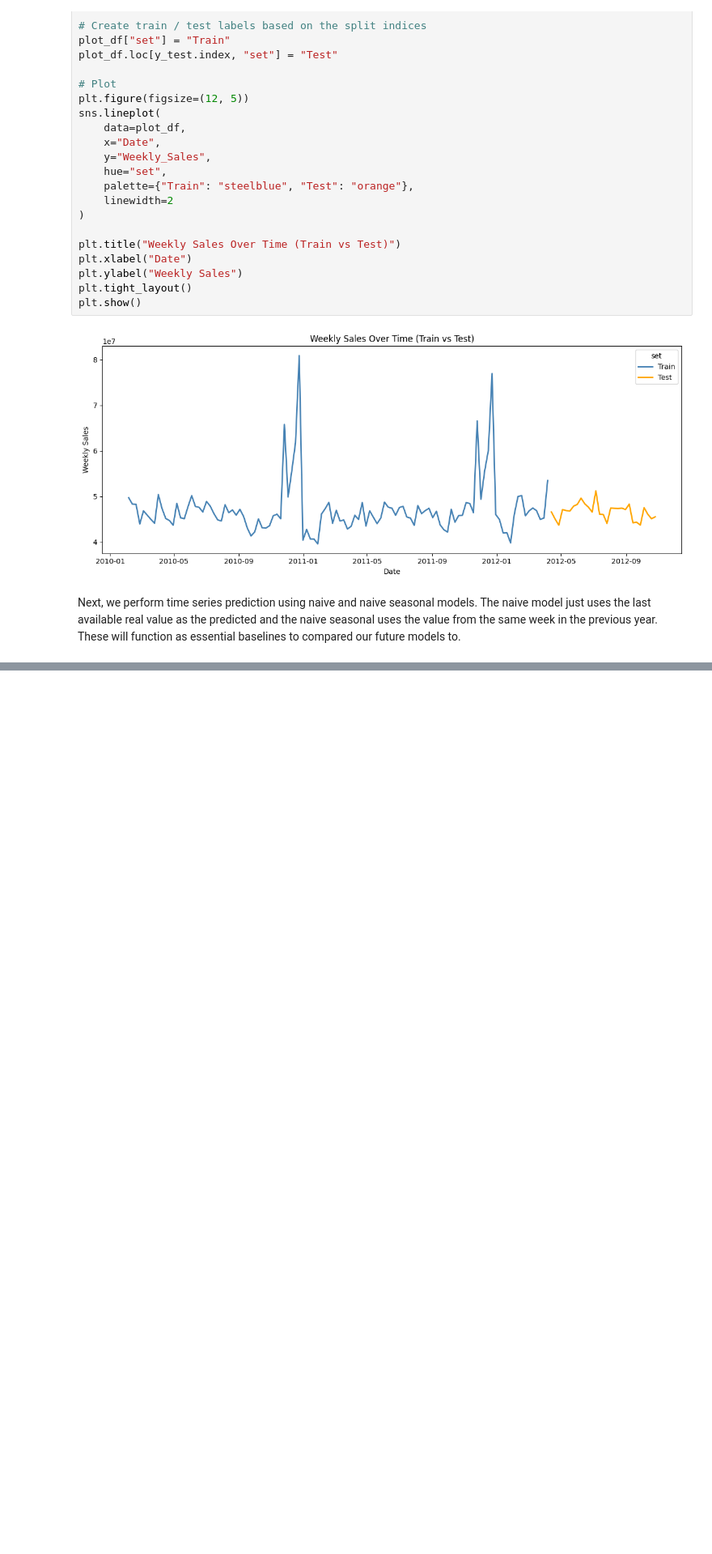
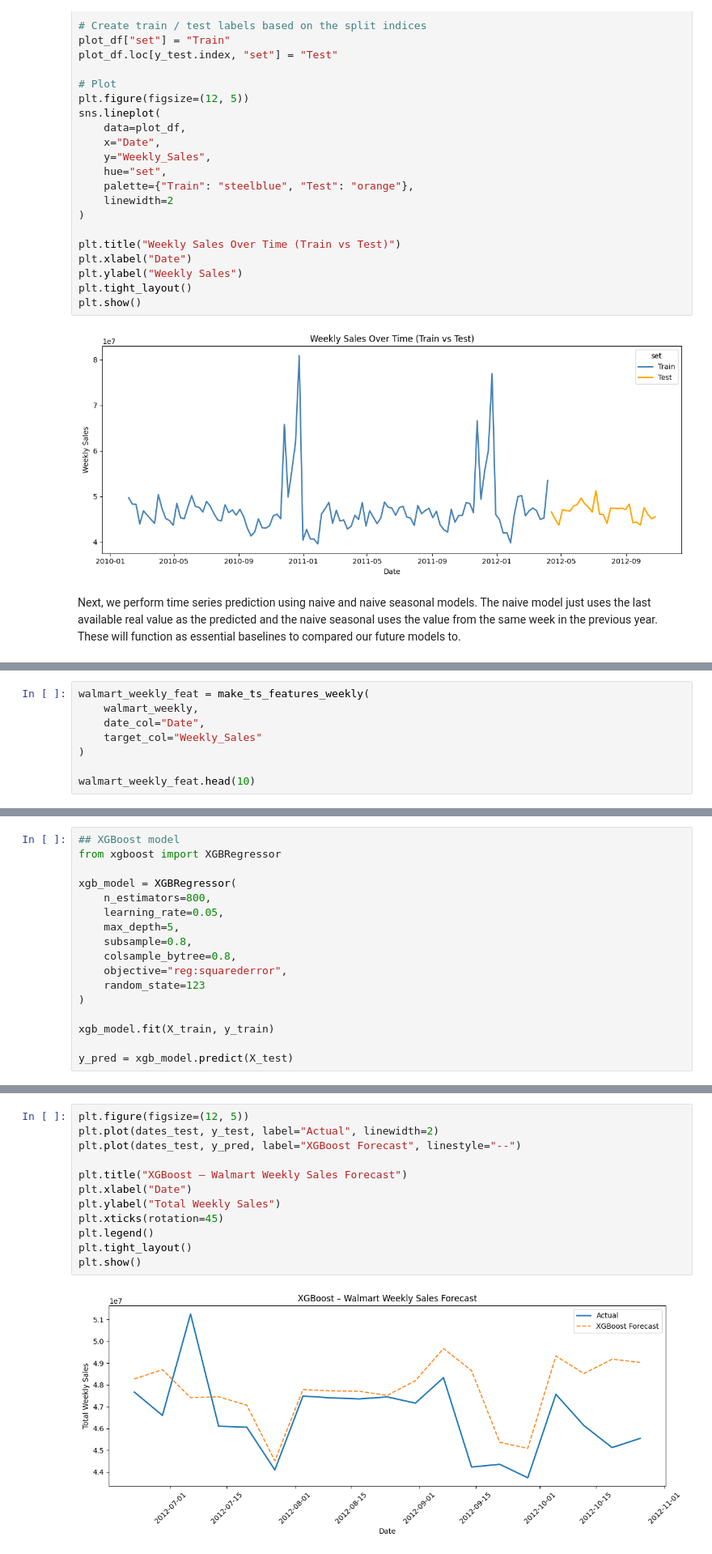
Before and after one commit to joshuawb/retail-sales-time-series, a Jupyter notebook: walmart-time-series.ipynb, the cells around one changed output, grey strips where cells are left out. Shown at 81% size. Drawn from its saved outputs; the diff is of its cells as text; blank space fills up the shorter version.

Commit message:
added xgboost

```diff
--- a/walmart-time-series.ipynb
+++ b/walmart-time-series.ipynb
@@ -622,0 +317,8 @@ ML (+covariates) 1.114449e+14 -33.962636
+# %%
+walmart_weekly_feat = make_ts_features_weekly(
+    walmart_weekly,
+    date_col="Date",
+    target_col="Weekly_Sales"
+)
+
+walmart_weekly_feat.head(10)
@@ -622,0 +373,17 @@ ML (+covariates) 1.114449e+14 -33.962636
+# %%
+## XGBoost model
+from xgboost import XGBRegressor
+
+xgb_model = XGBRegressor(
+    n_estimators=800,
+    learning_rate=0.05,
+    max_depth=5,
+    subsample=0.8,
+    colsample_bytree=0.8,
+    objective="reg:squarederror",
+    random_state=123
+)
+
+xgb_model.fit(X_train, y_train)
+
+y_pred = xgb_model.predict(X_test)
@@ -622,0 +401,14 @@ ML (+covariates) 1.114449e+14 -33.962636
+# %%
+plt.figure(figsize=(12, 5))
+plt.plot(dates_test, y_test, label="Actual", linewidth=2)
+plt.plot(dates_test, y_pred, label="XGBoost Forecast", linestyle="--")
+
+plt.title("XGBoost – Walmart Weekly Sales Forecast")
+plt.xlabel("Date")
+plt.ylabel("Total Weekly Sales")
+plt.xticks(rotation=45)
+plt.legend()
+plt.tight_layout()
+plt.show()
+# %% [output]
+[figure, added]
```
Also changed, not shown: parts of 13 cells of this notebook.
